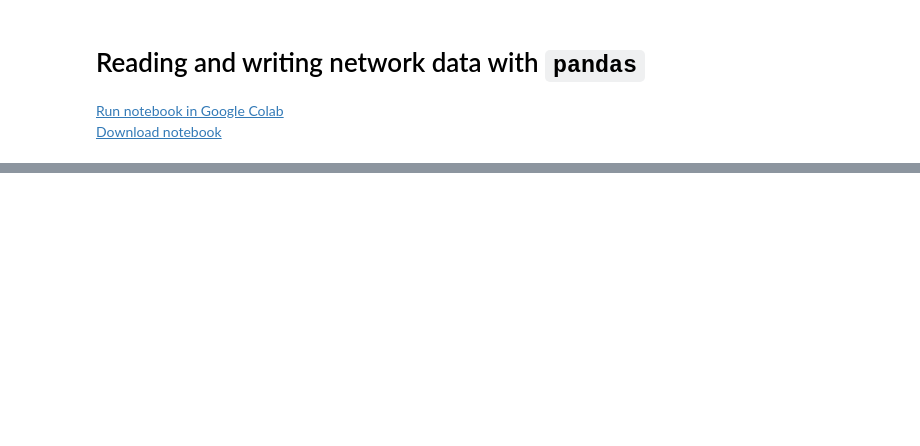
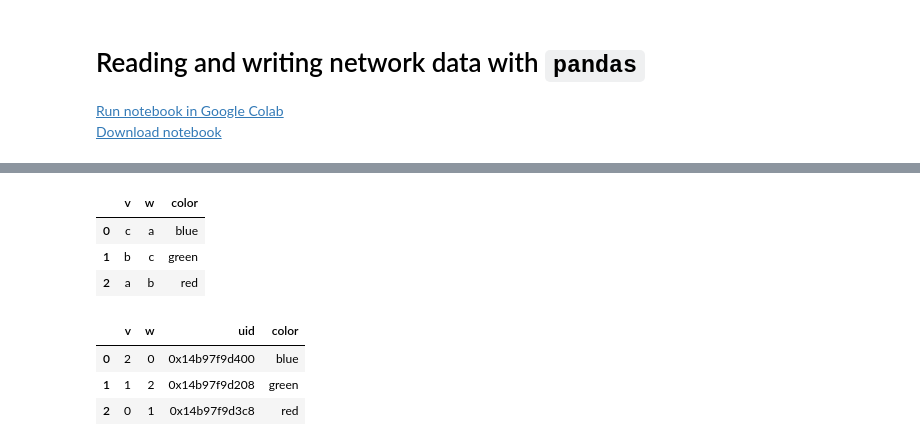
Before and after one commit to pathpy/pathpy, a Jupyter notebook: doc/tutorial/pandas.ipynb, the cells around one changed output, grey strips where cells are left out. Saved outputs shown, nothing was run; the diff lists cells and outputs as text; code cells hidden in the pictures; blank space fills up the shorter version.

```diff
--- a/doc/tutorial/pandas.ipynb
+++ b/doc/tutorial/pandas.ipynb
@@ -43,11 +105,21 @@ n.add_edge('a', 'b', color='red')
 n.add_edge('b', 'c', color='green')
 n.add_edge('c', 'a', color='blue')
 df = pp.io.to_dataframe(n)
-print(df)
+df
+# %% [output]
+|  | v | w | color |
+| 0 | c | a | blue |
+| 1 | b | c | green |
+| 2 | a | b | red |
 # %%
 n = pp.Network(directed=True)
 n.add_edge('a', 'b', color='red')
 n.add_edge('b', 'c', color='green')
 n.add_edge('c', 'a', color='blue')
 df = pp.io.to_dataframe(n, export_indices=True, include_edge_uid=True)
-print(df)
+df
+# %% [output]
+|  | v | w | uid | color |
+| 0 | 2 | 0 | 0x14b97f9d400 | blue |
+| 1 | 1 | 2 | 0x14b97f9d208 | green |
+| 2 | 0 | 1 | 0x14b97f9d3c8 | red |
```
Also changed, not shown: parts of 10 cells of this notebook.
